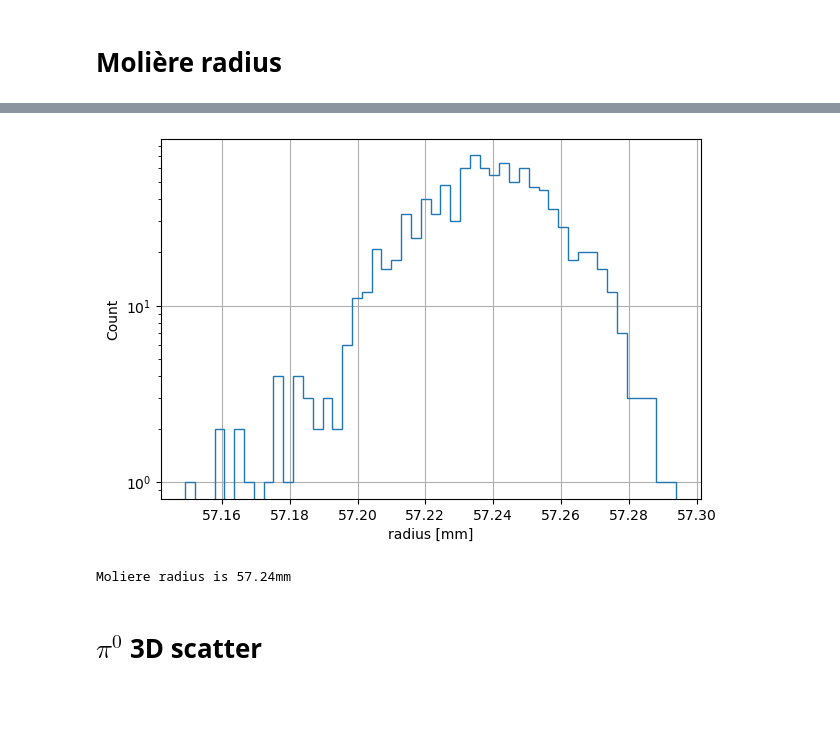
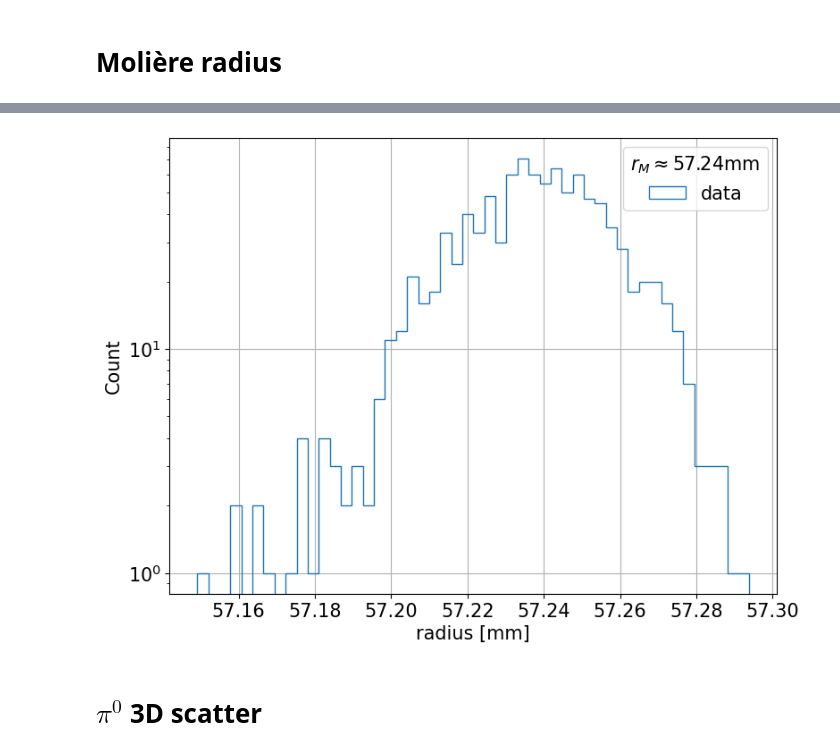
Before and after one commit to dachengx/Calorimeter, a Jupyter notebook: Energy.ipynb, the cells around one changed output, grey strips where cells are left out. Cells and saved outputs as stored; diff of their text form; code cells hidden in the pictures; blank space fills up the shorter version.

```diff
--- a/Energy.ipynb
+++ b/Energy.ipynb
@@ -16,7 +16,7 @@ from scipy.interpolate import interp1d
 from tqdm import tqdm
 from sklearn.preprocessing import normalize
 
-plt.rcParams['font.size'] = 10
+plt.rcParams['font.size'] = 15
 plt.rcParams['savefig.dpi'] = 100
 plt.rcParams['figure.dpi'] = 100
 # %%
@@ -178,9 +218,9 @@ mu = np.empty((len(energyunique), 2))
 sigma = np.empty((len(energyunique), 2))
 
 for i, e in enumerate(energyunique):
-    fig = plt.figure(figsize=(4, 3))
+    fig = plt.figure(figsize=(8, 6))
     # fig.tight_layout()
-    gs = gridspec.GridSpec(1, 1, figure=fig, left=0.05, right=0.95, top=0.95, bottom=0.05, wspace=0.2, hspace=0.25)
+    gs = gridspec.GridSpec(1, 1, figure=fig, left=0.10, right=0.95, top=0.95, bottom=0.10, wspace=0.2, hspace=0.25)
     ax = fig.add_subplot(gs[0, 0])
     reconenergyi = reconenergy[truthexy[0] == e]
     bins = np.linspace(reconenergyi.min(), reconenergyi.max(), 51)
@@ -202,10 +242,12 @@ for i, e in enumerate(energyunique):
     sigma[i, 0] = m.values[1]
     sigma[i, 1] = m.errors[1]
 
-    fit_info = [str(int(e)) + 'MeV', f'$\\chi^2$ / $n_\\mathrm{{dof}}$ = {m.fval:.1f} / {len(bins) - 1 - m.nfit}', f'$\mu = {m.values[0]:.3f} \\pm {m.errors[0]:.3f}$', f'$\sigma = {m.values[1]:.3f} \\pm {m.errors[1]:.3f}$']
+    fit_info = [str(int(e / 1000)) + 'GeV', f'$\\chi^2$ / $n_\\mathrm{{dof}}$ = {m.fval:.1f} / {len(bins) - 1 - m.nfit}', f'$\mu = {m.values[0]:.3f} \\pm {m.errors[0]:.3f}$', f'$\sigma = {m.values[1]:.3f} \\pm {m.errors[1]:.3f}$']
     ax.plot((bins[1:] + bins[:-1]) / 2, np.diff(norm.cdf(bins, loc=mu[i, 0], scale=sigma[i, 0])) * c.sum(), label='fit')
     ax.set_xlabel('E [MeV]')
     ax.set_ylabel('Count')
     ax.legend(title='\n'.join(fit_info))
+    fig.savefig('energy_reso_{:d}.png'.format(int(e / 1000)))
+
     plt.show()
 # %% [output]
@@ -318,13 +363,32 @@ for i in range(deposit2delectron.shape[1]):
 reconpositionelectron = np.matmul(position2delectron[:, :nCellxy], deposit2delectron) / reconenergyelectron
 deltaxyelectron = reconpositionelectron - truthexyelectron[4:, :]
 # %%
+fig = plt.figure(figsize=(8, 6))
+# fig.tight_layout()
+gs = gridspec.GridSpec(1, 1, figure=fig, left=0.25, right=0.85, top=0.95, bottom=0.15, wspace=0.2, hspace=0.25)
+ax = fig.add_subplot(gs[0, 0])
+
 for i in tqdm(range(deposit2delectron.shape[1])):
     r_list = np.linspace(0, 300, 1001)
     reconx = position2delectron[0, :nCellxy][deposit2delectron[:, i].argmax()]
     recony = position2delectron[1, :nCellxy][deposit2delectron[:, i].argmax()]
-    # reconx = deltaxyelectron[0, i]
-    # recony = deltaxyelectron[1, i]
+    # reconx = reconpositionelectron[0, i]
+    # recony = reconpositionelectron[1, i]
     cellr = np.sqrt((position2delectron[0, :nCellxy] - reconx) ** 2 +
                     (position2delectron[1, :nCellxy] - recony) ** 2)
     ratio = np.array([deposit2delectron[:, i][cellr < r].sum() / deposit2delectron[:, i].sum() for r in r_list])
-    moliere_r[i] = interp1d(ratio, r_list)(0.9)
+    moliere_ri = interp1d(ratio, r_list)(0.9)
+    moliere_r[i] = moliere_ri
+    if i < 100:
+        ax.scatter(reconx, recony, s=1.0, color='b')
+        circle1 = plt.Circle((reconx, recony), moliere_ri, color='r', alpha=0.1, fill=False)
+        ax.add_patch(circle1)
+
+ax.set_xlim(-200, 200)
+ax.set_ylim(-200, 200)
+ax.set_xlabel('x [mm]')
+ax.set_ylabel('y [mm]')
+ax.grid()
+fig.savefig('moliere_circle.png')
+
+plt.show()
@@ -331,21 +397,24 @@ for i in tqdm(range(deposit2delectron.shape[1])):
 # %%
 max_r = 80
 
-fig = plt.figure(figsize=(6, 4))
+fig = plt.figure(figsize=(8, 6))
 # fig.tight_layout()
-gs = gridspec.GridSpec(1, 1, figure=fig, left=0.05, right=0.95, top=0.95, bottom=0.05, wspace=0.2, hspace=0.25)
+gs = gridspec.GridSpec(1, 1, figure=fig, left=0.10, right=0.95, top=0.95, bottom=0.10, wspace=0.2, hspace=0.25)
 ax = fig.add_subplot(gs[0, 0])
 bins = np.linspace(moliere_r[moliere_r < max_r].min(), moliere_r[moliere_r < max_r].max(), 51)
 h = ax.hist(moliere_r[moliere_r < max_r], bins=bins, histtype='step', label='data')
+moliere_r_mean = moliere_r[moliere_r < max_r].mean()
+
 ax.set_xlabel('radius [mm]')
 ax.set_ylabel('Count')
 ax.set_yscale('log')
 ax.grid()
+ax.legend(title=fr'$r_M \approx {moliere_r_mean:.2f}$' + 'mm')
+fig.savefig('moliere_radius.png')
+
 plt.show()
-print('Moliere radius is {:.2f}mm'.format(moliere_r[moliere_r < max_r].mean()))
 # %% [output]
-[figure, old version]
+[figure, new version]
-Moliere radius is 57.24mm
 # %% [markdown]
 # $\pi^0$ 3D scatter
 # %%
```
Also changed, not shown: parts of 17 cells of this notebook, 1 other file.
